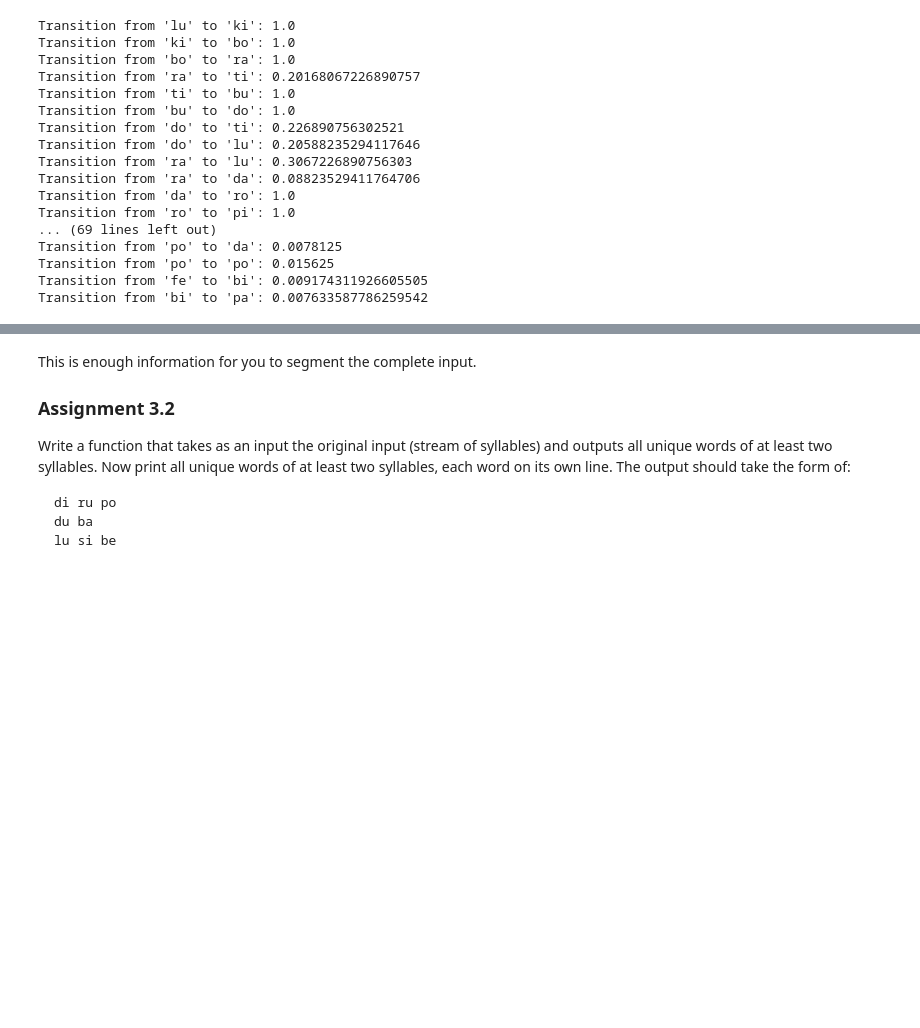
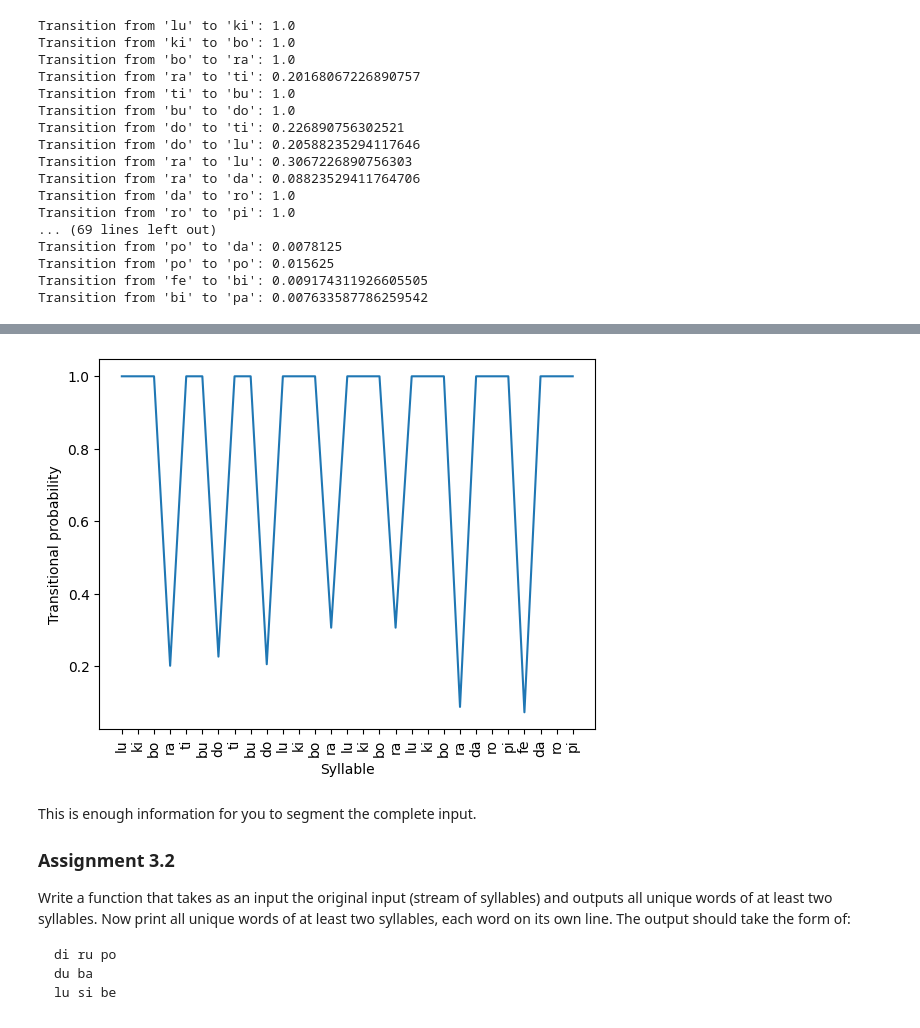
Before and after one commit to miavangellecum/cognition-and-computation, a Jupyter notebook: language/language.ipynb, the cells around one changed output, grey strips where cells are left out. Cells and saved outputs as stored; diff of their text form; code cells hidden in the pictures; blank space fills up the shorter version.

```diff
--- a/language/language.ipynb
+++ b/language/language.ipynb
@@ -103,12 +103,15 @@ def transitional_prob(stream):
 
 	for pair, counts in transitions.items():
 		transitional_probability[pair] = counts / frequency_dictionary[pair[0]]
+	return transitional_probability
 
-	results = []
-	for pair, probability in transitional_probability.items():
-		results.append(f"Transition from '{pair[0]}' to '{pair[1]}': {probability}\n")
 
-	return "".join(results) #otheriwse the new string doesn;t work
+def print_probability(stream):
+    transitional_probability = transitional_prob(stream)
+    results = []
+    for pair, probability in transitional_probability.items():
+        results.append(f"Transition from '{pair[0]}' to '{pair[1]}': {probability}\n")
+    return "".join(results) #otheriwse the new string doesn;t work
 # %% [markdown]
 ### Assignment 2.2
 
@@ -156,3 +157,23 @@ Start by plotting the transitional probabilities for the first 30 syllables in t
+# %%
+information = transitional_prob(rawdata)
+syllables = rawdata.split()[:30]
+
+x_axis = []
+y_axis = []
+val = 0
+for i in range(29):
+    x = syllables[i]
+    y = syllables[i+1]
+    x_axis.append(x)
+    y_axis.append(information[(x,y)])
+
+plt.plot(range(len(y_axis)), y_axis)
+plt.xticks(range(len(y_axis)), x_axis, rotation=90)
+plt.xlabel("Syllable")
+plt.ylabel("Transitional probability")
+plt.show()
+# %% [output]
+[figure, added]
 # %% [markdown]
 This is enough information for you to segment the complete input.
 
```
Also changed, not shown: parts of 5 cells of this notebook.
